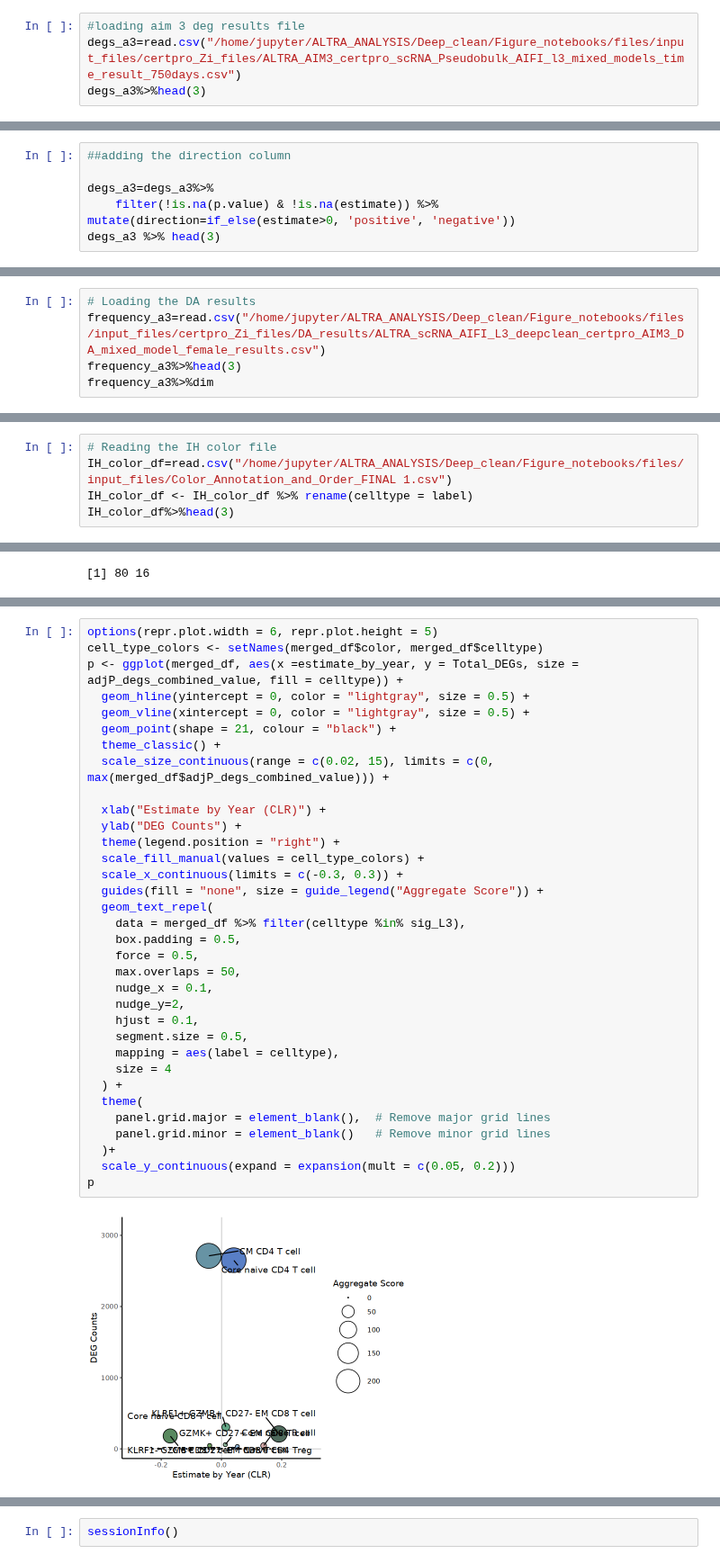
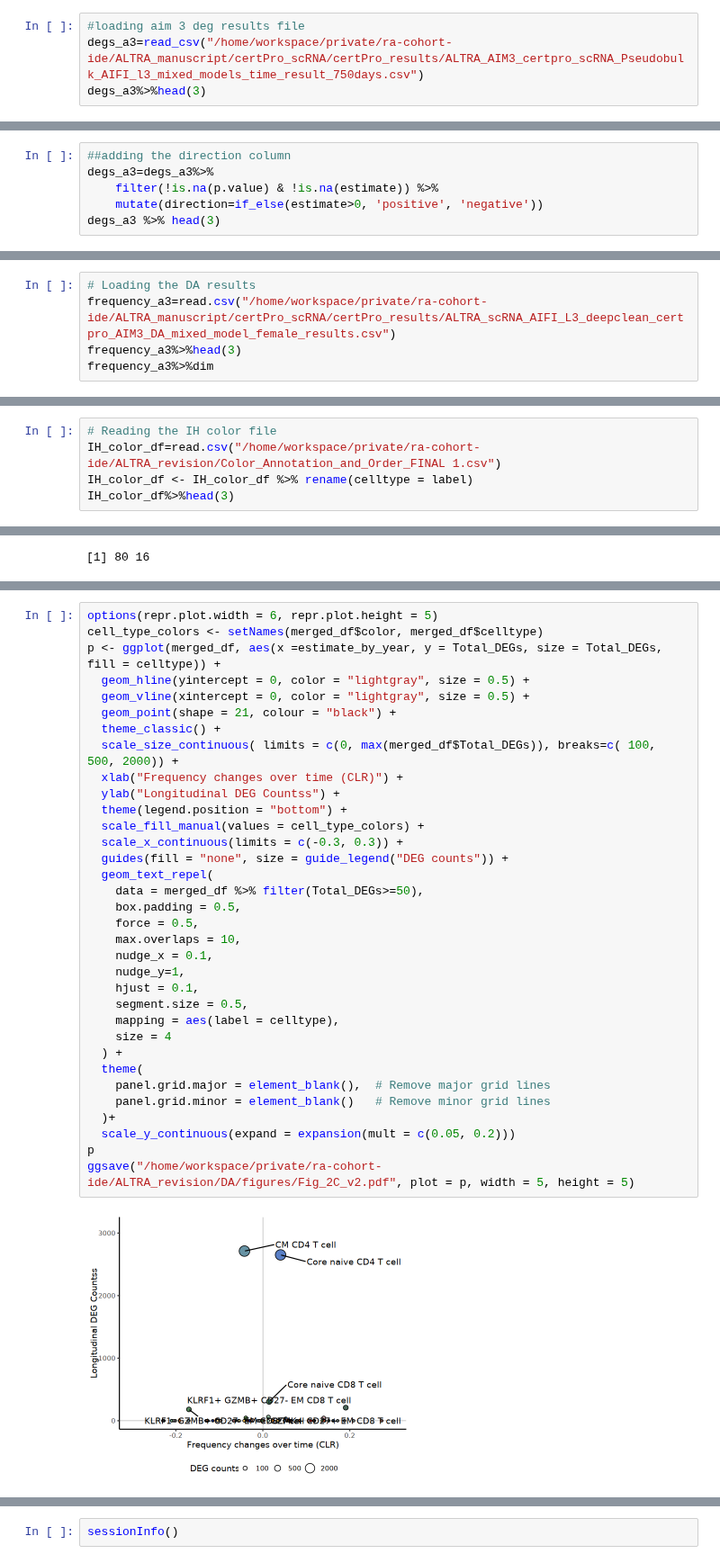
Before and after one commit to aifimmunology/ALTRA-manuscript, a Jupyter notebook: Figures/Figure2/Figure_2C.ipynb, the cells around one changed output, grey strips where cells are left out. Shown at 90% size. Drawn from its saved outputs; the diff is of its cells as text.

Commit message:
renamed files for Manuscript

```diff
--- a/Figures/Figure2/Figure_2C.ipynb
+++ b/Figures/Figure2/Figure_2C.ipynb
@@ -49,6 +38,6 @@ cluster_colors_ext <- colorRampPalette(cluster_colors)(75)
 options(repr.plot.width = 20, repr.plot.height = 15)
 # %%
 #loading aim 3 deg results file
-degs_a3=read.csv("/home/jupyter/ALTRA_ANALYSIS/Deep_clean/Figure_notebooks/files/input_files/certpro_Zi_files/ALTRA_AIM3_certpro_scRNA_Pseudobulk_AIFI_l3_mixed_models_time_result_750days.csv")
+degs_a3=read_csv("/home/workspace/private/ra-cohort-ide/ALTRA_manuscript/certPro_scRNA/certPro_results/ALTRA_AIM3_certpro_scRNA_Pseudobulk_AIFI_l3_mixed_models_time_result_750days.csv")
 degs_a3%>%head(3)
 # %% [output]
@@ -61,7 +59,7 @@ A data.frame: 3 × 12
 # %%
 ##adding the direction column
-
 degs_a3=degs_a3%>%
-    filter(!is.na(p.value) & !is.na(estimate)) %>% mutate(direction=if_else(estimate>0, 'positive', 'negative'))
+    filter(!is.na(p.value) & !is.na(estimate)) %>%
+    mutate(direction=if_else(estimate>0, 'positive', 'negative'))
 degs_a3 %>% head(3)
 # %% [output]
@@ -109,7 +107,7 @@ A tibble: 6 × 2
 | GZMK+ CD27+ EM CD8 T cell | 59 |
 # %%
 # Loading the DA results
-frequency_a3=read.csv("/home/jupyter/ALTRA_ANALYSIS/Deep_clean/Figure_notebooks/files/input_files/certpro_Zi_files/DA_results/ALTRA_scRNA_AIFI_L3_deepclean_certpro_AIM3_DA_mixed_model_female_results.csv")
+frequency_a3=read.csv("/home/workspace/private/ra-cohort-ide/ALTRA_manuscript/certPro_scRNA/certPro_results/ALTRA_scRNA_AIFI_L3_deepclean_certpro_AIM3_DA_mixed_model_female_results.csv")
 frequency_a3%>%head(3)
 frequency_a3%>%dim
 # %% [output]
@@ -146,7 +144,7 @@ A data.frame: 2 × 13
 [1]  0 13
 # %%
 # Reading the IH color file
-IH_color_df=read.csv("/home/jupyter/ALTRA_ANALYSIS/Deep_clean/Figure_notebooks/files/input_files/Color_Annotation_and_Order_FINAL 1.csv")
+IH_color_df=read.csv("/home/workspace/private/ra-cohort-ide/ALTRA_revision/Color_Annotation_and_Order_FINAL 1.csv")
 IH_color_df <- IH_color_df %>% rename(celltype = label)
 IH_color_df%>%head(3)
 # %% [output]
@@ -212,36 +214,36 @@ A data.frame: 6 × 18
 # %%
 options(repr.plot.width = 6, repr.plot.height = 5)
 cell_type_colors <- setNames(merged_df$color, merged_df$celltype)
-p <- ggplot(merged_df, aes(x =estimate_by_year, y = Total_DEGs, size = adjP_degs_combined_value, fill = celltype)) +
+p <- ggplot(merged_df, aes(x =estimate_by_year, y = Total_DEGs, size = Total_DEGs, fill = celltype)) +
   geom_hline(yintercept = 0, color = "lightgray", size = 0.5) +
   geom_vline(xintercept = 0, color = "lightgray", size = 0.5) +
   geom_point(shape = 21, colour = "black") +
   theme_classic() +
-  scale_size_continuous(range = c(0.02, 15), limits = c(0, max(merged_df$adjP_degs_combined_value))) +
-
-  xlab("Estimate by Year (CLR)") +
-  ylab("DEG Counts") +
-  theme(legend.position = "right") +
+  scale_size_continuous( limits = c(0, max(merged_df$Total_DEGs)), breaks=c( 100, 500, 2000)) +
+  xlab("Frequency changes over time (CLR)") +
+  ylab("Longitudinal DEG Countss") +
+  theme(legend.position = "bottom") +
   scale_fill_manual(values = cell_type_colors) +
   scale_x_continuous(limits = c(-0.3, 0.3)) +
-  guides(fill = "none", size = guide_legend("Aggregate Score")) +
+  guides(fill = "none", size = guide_legend("DEG counts")) +
   geom_text_repel(
-    data = merged_df %>% filter(celltype %in% sig_L3),
+    data = merged_df %>% filter(Total_DEGs>=50),
     box.padding = 0.5,
     force = 0.5,
-    max.overlaps = 50,
+    max.overlaps = 10,
     nudge_x = 0.1,
-    nudge_y=2,
+    nudge_y=1,
     hjust = 0.1,
     segment.size = 0.5,
     mapping = aes(label = celltype),
     size = 4
   ) +
   theme(
     panel.grid.major = element_blank(),  # Remove major grid lines
     panel.grid.minor = element_blank()   # Remove minor grid lines
   )+
   scale_y_continuous(expand = expansion(mult = c(0.05, 0.2)))
 p
+ggsave("/home/workspace/private/ra-cohort-ide/ALTRA_revision/DA/figures/Fig_2C_v2.pdf", plot = p, width = 5, height = 5)
 # %% [output]
-[figure, old version]
+[figure, new version]
```
Also changed, not shown: parts of 6 cells of this notebook, 4 other files.
